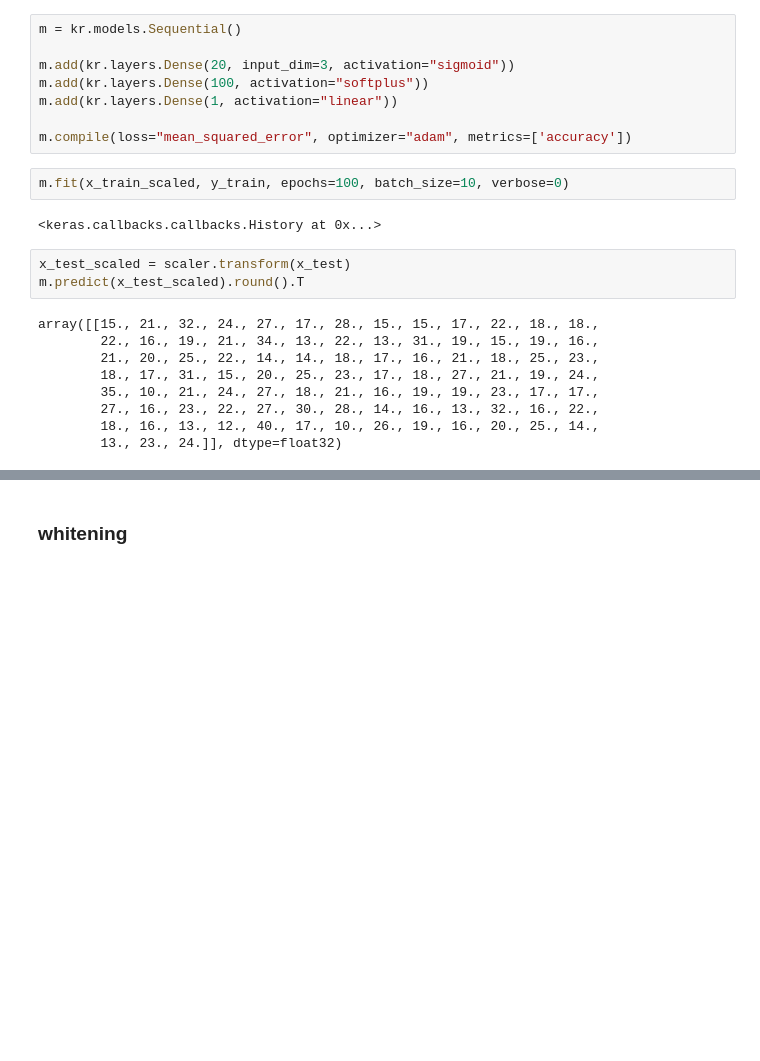
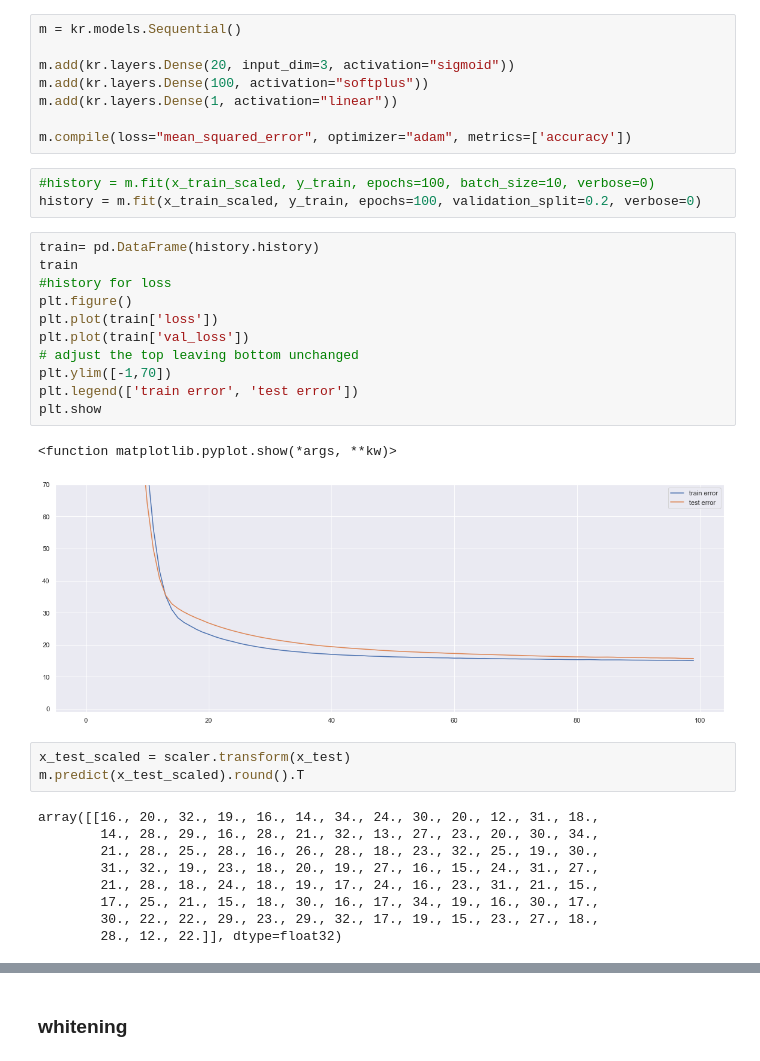
Before and after one commit to SomanathanSubramaniyan/Machine-Learning-Statistics, a Jupyter notebook: Boston-Dataset-Project.ipynb, the cells around one changed output, grey strips where cells are left out. Saved outputs shown, nothing was run; the diff lists cells and outputs as text; blank space fills up the shorter version.

Commit message:
Review of the data analysis section

```diff
--- a/Boston-Dataset-Project.ipynb
+++ b/Boston-Dataset-Project.ipynb
@@ -569,21 +612,34 @@ m.add(kr.layers.Dense(1, activation="linear"))
 
 m.compile(loss="mean_squared_error", optimizer="adam", metrics=['accuracy'])
 # %%
-m.fit(x_train_scaled, y_train, epochs=100, batch_size=10, verbose=0)
+#history = m.fit(x_train_scaled, y_train, epochs=100, batch_size=10, verbose=0)
+history = m.fit(x_train_scaled, y_train, epochs=100, validation_split=0.2, verbose=0)
-# %% [output]
-<keras.callbacks.callbacks.History at 0x...>
+# %%
+train= pd.DataFrame(history.history)
+train
+#history for loss
+plt.figure()
+plt.plot(train['loss'])
+plt.plot(train['val_loss'])
+# adjust the top leaving bottom unchanged
+plt.ylim([-1,70])
+plt.legend(['train error', 'test error'])
+plt.show
+# %% [output]
+<function matplotlib.pyplot.show(*args, **kw)>
+[figure, added]
 # %%
 x_test_scaled = scaler.transform(x_test)
 m.predict(x_test_scaled).round().T
 # %% [output]
-array([[15., 21., 32., 24., 27., 17., 28., 15., 15., 17., 22., 18., 18.,
-        22., 16., 19., 21., 34., 13., 22., 13., 31., 19., 15., 19., 16.,
-        21., 20., 25., 22., 14., 14., 18., 17., 16., 21., 18., 25., 23.,
-        18., 17., 31., 15., 20., 25., 23., 17., 18., 27., 21., 19., 24.,
-        35., 10., 21., 24., 27., 18., 21., 16., 19., 19., 23., 17., 17.,
-        27., 16., 23., 22., 27., 30., 28., 14., 16., 13., 32., 16., 22.,
-        18., 16., 13., 12., 40., 17., 10., 26., 19., 16., 20., 25., 14.,
-        13., 23., 24.]], dtype=float32)
+array([[16., 20., 32., 19., 16., 14., 34., 24., 30., 20., 12., 31., 18.,
+        14., 28., 29., 16., 28., 21., 32., 13., 27., 23., 20., 30., 34.,
+        21., 28., 25., 28., 16., 26., 28., 18., 23., 32., 25., 19., 30.,
+        31., 32., 19., 23., 18., 20., 19., 27., 16., 15., 24., 31., 27.,
+        21., 28., 18., 24., 18., 19., 17., 24., 16., 23., 31., 21., 15.,
+        17., 25., 21., 15., 18., 30., 16., 17., 34., 19., 16., 30., 17.,
+        30., 22., 22., 29., 23., 29., 32., 17., 19., 15., 23., 27., 18.,
+        28., 12., 22.]], dtype=float32)
 # %%
 y_test.as_matrix().astype(np.float32)
 # %% [output]
```
Also changed, not shown: parts of 28 cells of this notebook.
